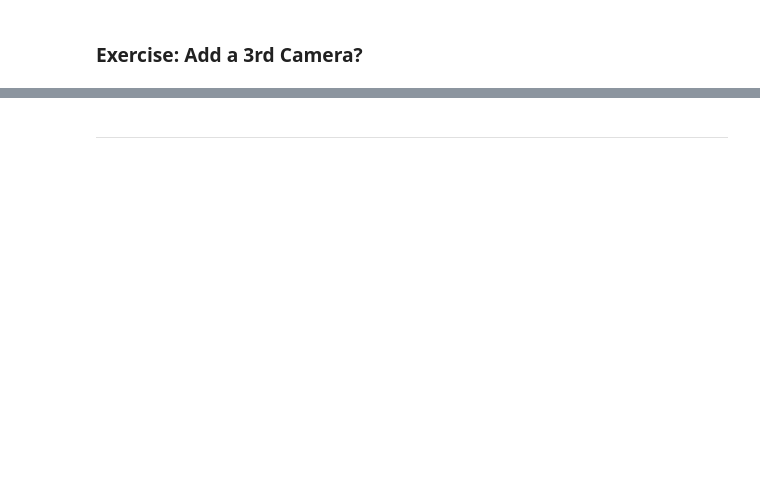
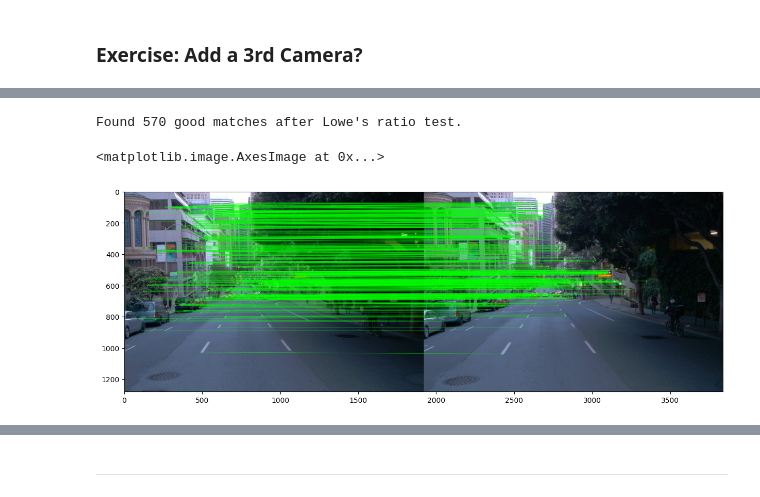
Before and after one commit to ssharma1991/autonomous-car-camera-stack, a Jupyter notebook: 3D_computer_vision/Week_6_Visual_SLAM.ipynb, the cells around one changed output, grey strips where cells are left out. Drawn from its saved outputs; the diff is of its cells as text; code cells hidden in the pictures; blank space fills up the shorter version.

```diff
--- a/3D_computer_vision/Week_6_Visual_SLAM.ipynb
+++ b/3D_computer_vision/Week_6_Visual_SLAM.ipynb
@@ -221,15 +262,21 @@ plt.show()
 # %%
 ### MATCH
-matches = #TODO
+matches = flann.knnMatch(np.float32(des1),np.float32(des2),k=2) #TODO
 
 good = []
 for m, n in matches:
     if m.distance < 0.7 * n.distance:
-        #TODO
+        good.append(m) #TODO
 
 print(f"Found {len(good)} good matches after Lowe's ratio test.")
-img_briefmatch23 = #TODO
-cv2_imshow(img_briefmatch23)
+img_briefmatch23 = cv2.drawMatches(img1,kp1,img2,kp2,good,None,**draw_params) #TODO
+# cv2_imshow(img_briefmatch23)
+plt.figure(figsize=(15, 7))
+plt.imshow(to_rgb(img_briefmatch23))
+# %% [output]
+Found 570 good matches after Lowe's ratio test.
+<matplotlib.image.AxesImage at 0x...>
+[figure, added]
 # %%
 # The 'good' matches here refer to the matches between des2 and des3 from the previous cell OilWm56R-YYj
 
```
Also changed, not shown: parts of 22 cells of this notebook.
